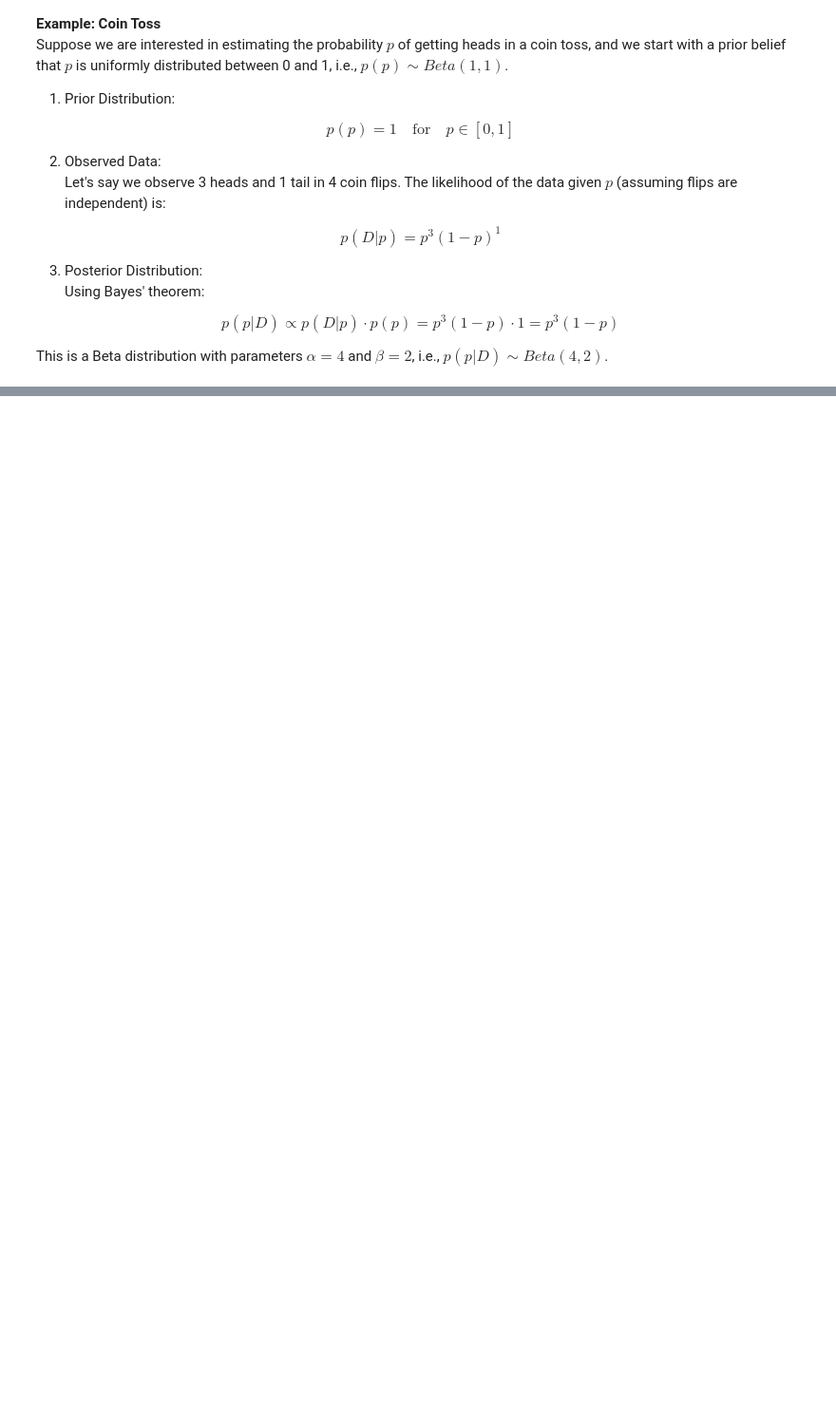
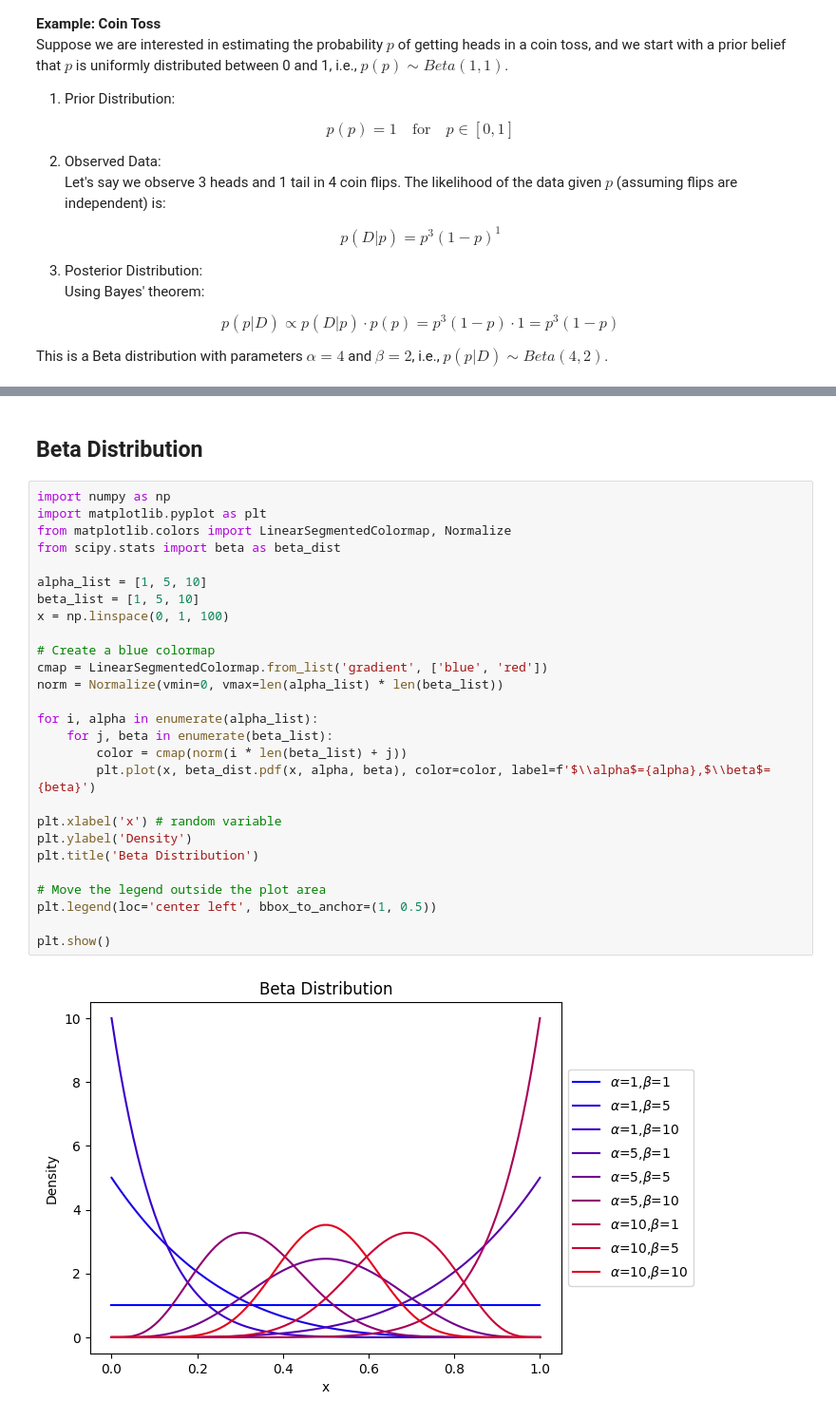
Before and after one commit to hkaragah/risk_reliability, a Jupyter notebook: Prior_and_Posterior.ipynb, the cells around one changed output, grey strips where cells are left out. Shown: that part at 95% size. Drawn from its saved outputs; the diff is of its cells as text; blank space fills up the shorter version.

Commit message:
Added figure for beta distribution

```diff
--- a/Prior_and_Posterior.ipynb
+++ b/Prior_and_Posterior.ipynb
@@ -68,3 +68,34 @@ plt.legend()
 plt.show()
 # %% [output]
 [figure]
+# %% [markdown]
+## Beta Distribution
+# %%
+import numpy as np
+import matplotlib.pyplot as plt
+from matplotlib.colors import LinearSegmentedColormap, Normalize
+from scipy.stats import beta as beta_dist
+
+alpha_list = [1, 5, 10]
+beta_list = [1, 5, 10]
+x = np.linspace(0, 1, 100)
+
+# Create a blue colormap
+cmap = LinearSegmentedColormap.from_list('gradient', ['blue', 'red'])
+norm = Normalize(vmin=0, vmax=len(alpha_list) * len(beta_list))
+
+for i, alpha in enumerate(alpha_list):
+    for j, beta in enumerate(beta_list):
+        color = cmap(norm(i * len(beta_list) + j))
+        plt.plot(x, beta_dist.pdf(x, alpha, beta), color=color, label=f'$\\alpha$={alpha},$\\beta$={beta}')
+
+plt.xlabel('x') # random variable
+plt.ylabel('Density')
+plt.title('Beta Distribution')
+
+# Move the legend outside the plot area
+plt.legend(loc='center left', bbox_to_anchor=(1, 0.5))
+
+plt.show()
+# %% [output]
+[figure, added]
```
Also changed, not shown: parts of 1 cell of this notebook.
